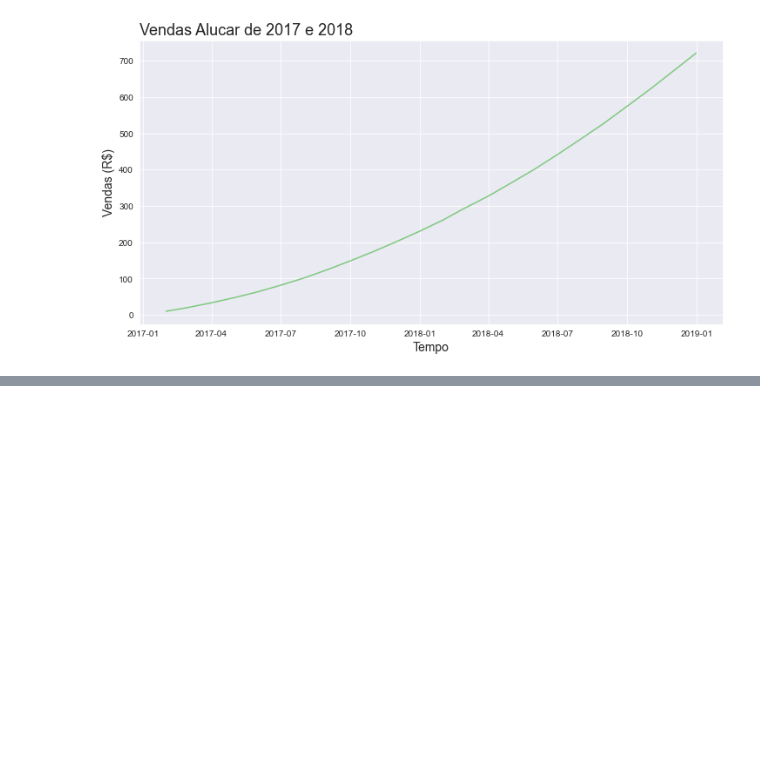
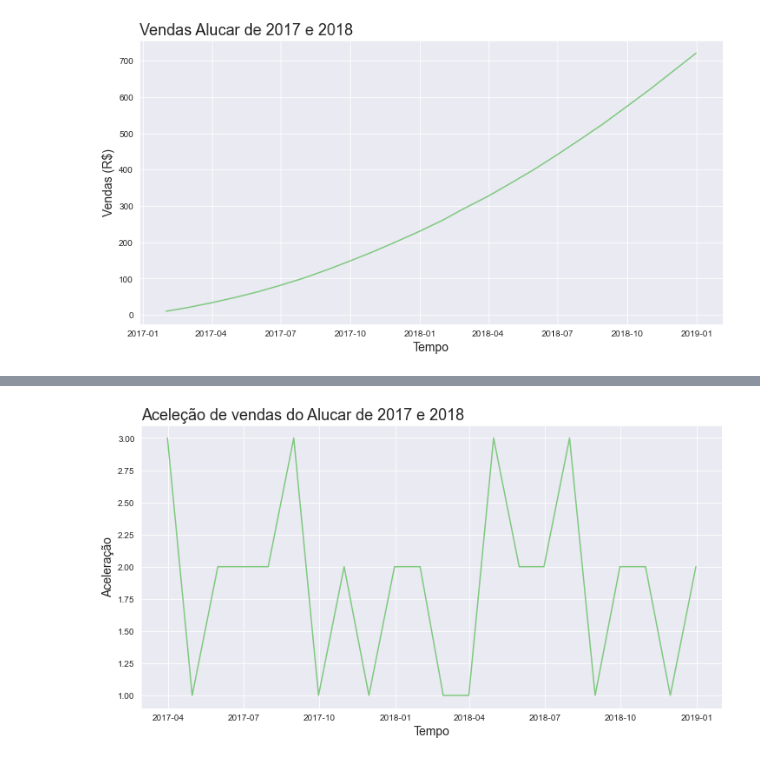
Before and after one commit to guilhermebap/Data-science-personal-study, a Jupyter notebook: Alura/Time series/Introdução.ipynb, the cells around one changed output, grey strips where cells are left out. Saved outputs shown, nothing was run; the diff lists cells and outputs as text; code cells hidden in the pictures; blank space fills up the shorter version.

```diff
--- a/Alura/Time series/Introdução.ipynb
+++ b/Alura/Time series/Introdução.ipynb
@@ -68,0 +103,3 @@ plt.show()
+# %%
+alucar['aceleracao'] = alucar['aumento'].diff()
+alucar.head()
@@ -68,0 +113,4 @@ plt.show()
+# %%
+plotar('Aceleção de vendas do Alucar de 2017 e 2018', 'Tempo', 'Aceleração', 'mes', 'aceleracao', alucar)
+# %% [output]
+[figure, added]
```
Also changed, not shown: parts of 12 cells of this notebook.
